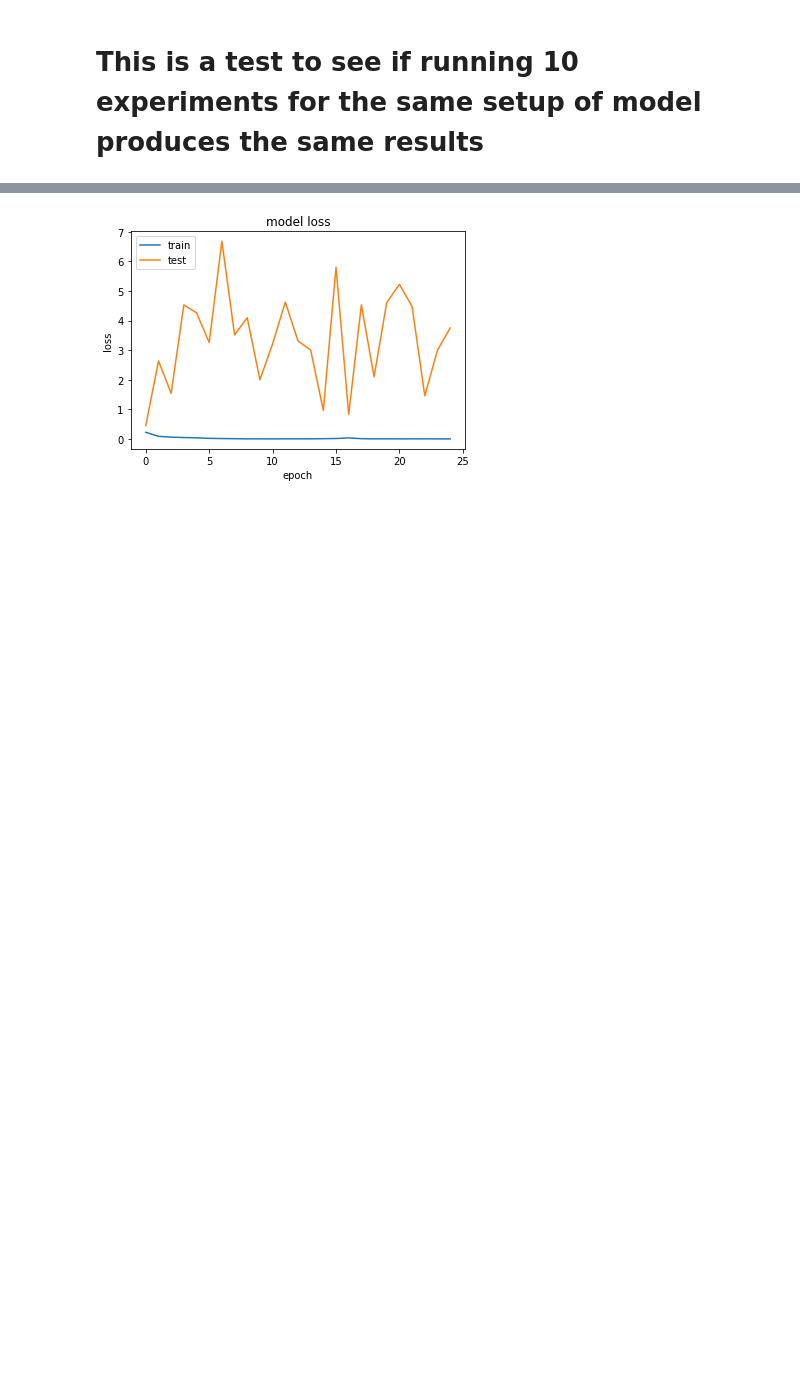
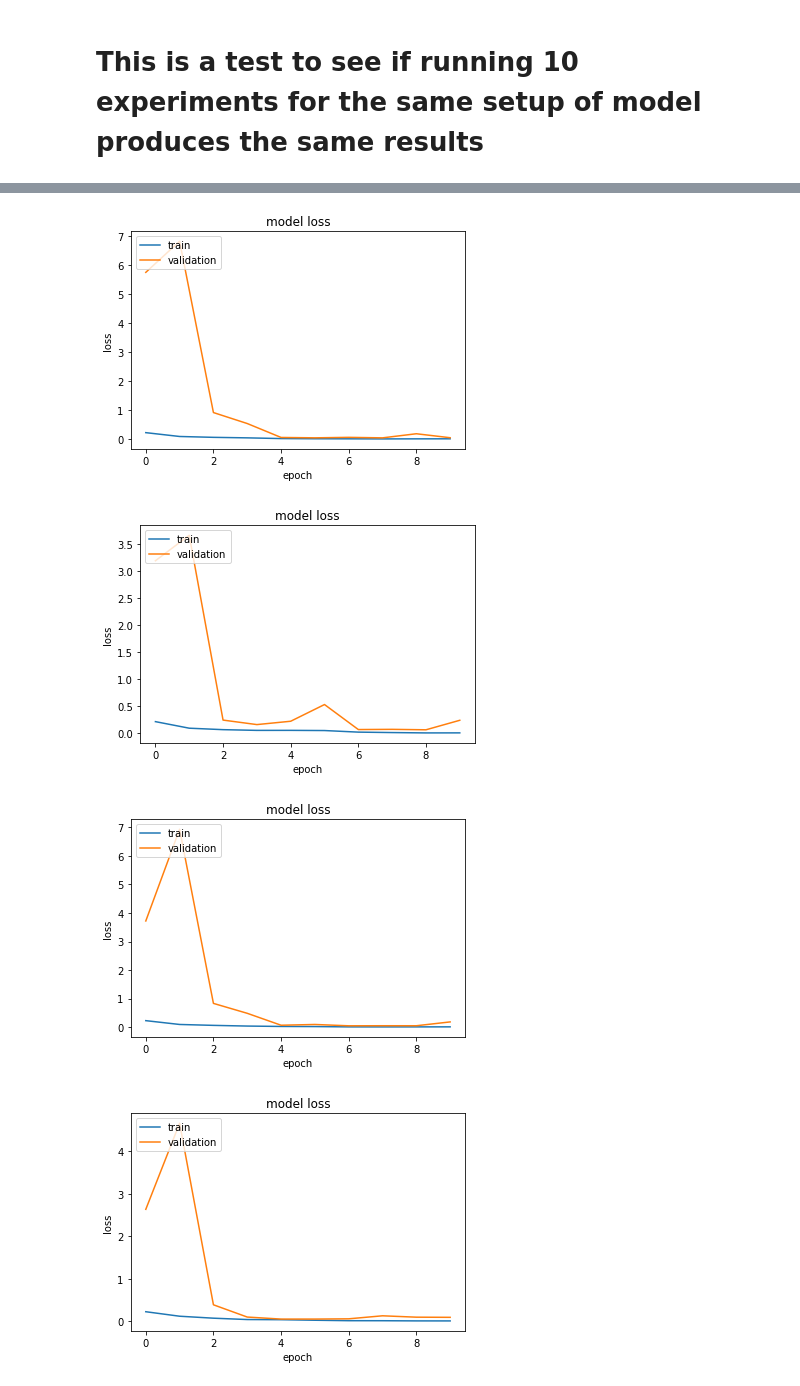
Before and after one commit to jozi98/HonoursProject, a Jupyter notebook: Experiments.ipynb, the cells around one changed output, grey strips where cells are left out. Drawn from its saved outputs; the diff is of its cells as text; code cells hidden in the pictures; blank space fills up the shorter version.

```diff
--- a/Experiments.ipynb
+++ b/Experiments.ipynb
@@ -79,14 +85,15 @@ training_data = ShuffelData(training_data,"no")
 # %%
-X_train = training_data[0:,1:]
-Y_train = training_data[0:,0:1]
 X_test = test_data[0:,1:]
 Y_test = test_data[0:,0:1]
 # %%
 y_train_ohe = keras.utils.to_categorical(Y_train, 2)
 y_test_ohe = keras.utils.to_categorical(Y_test, 2)
+y_val_ohe = keras.utils.to_categorical(Y_val,2)
 # %%
 X_train = X_train.reshape(X_train.shape[0],250,250,1)
 print(X_train.shape)
 X_test = X_test.reshape(X_test.shape[0],250,250,1)
 print(X_test.shape)
+X_val = X_val.reshape(X_val.shape[0],250,250,1)
+print(X_val.shape)
 # %% [output]
@@ -210,12 +198,16 @@ dict_keys(['val_loss', 'val_accuracy', 'loss', 'accuracy'])
 # %%
 import matplotlib.pyplot as plt
+count = 0;
+for i in history_array:
 
-plt.plot(history.history['accuracy'])
-plt.plot(history.history['val_accuracy'])
-plt.title('model accuracy')
-plt.ylabel('accuracy')
-plt.xlabel('epoch')
-plt.legend(['train','test'],loc='upper left')
-plt.savefig('train_vs_test_accuracy_shuffled.png')
-plt.show()
+    plt.plot(i.history['accuracy'])
+    plt.plot(i.history['val_accuracy'])
+    plt.title('model accuracy')
+    plt.ylabel('accuracy')
+    plt.xlabel('epoch')
+    plt.legend(['train','validation'],loc='upper left')
+    name = 'train_vs_validation_accuracy_shuffled_btch_32_' + str(count) + '.png'
+    plt.savefig(name)
+    count = count+1
+    plt.show()
 # %% [output]
@@ -229,12 +227,19 @@ plt.show()
 # %%
 # summarize history for loss
-plt.plot(history.history['loss'])
-plt.plot(history.history['val_loss'])
-plt.title('model loss')
-plt.ylabel('loss')
-plt.xlabel('epoch')
-plt.legend(['train', 'test'], loc='upper left')
-plt.savefig('train_vs_test_loss_shuffled.png')
-plt.show()
+count = 0
+for i in history_array:
+    plt.plot(i.history['loss'])
+    plt.plot(i.history['val_loss'])
+    plt.title('model loss')
+    plt.ylabel('loss')
+    plt.xlabel('epoch')
+    plt.legend(['train', 'validation'], loc='upper left')
+    name = 'train_vs_test_loss_shuffled_btch32_' + str(count) + '.png'
+    plt.savefig(name)
+    count = count +1
+    plt.show()
 # %% [output]
-[figure, old version]
+[figure, new version]
+[figure, added]
+[figure, added]
+[figure, added]
```
Also changed, not shown: parts of 25 cells of this notebook.
